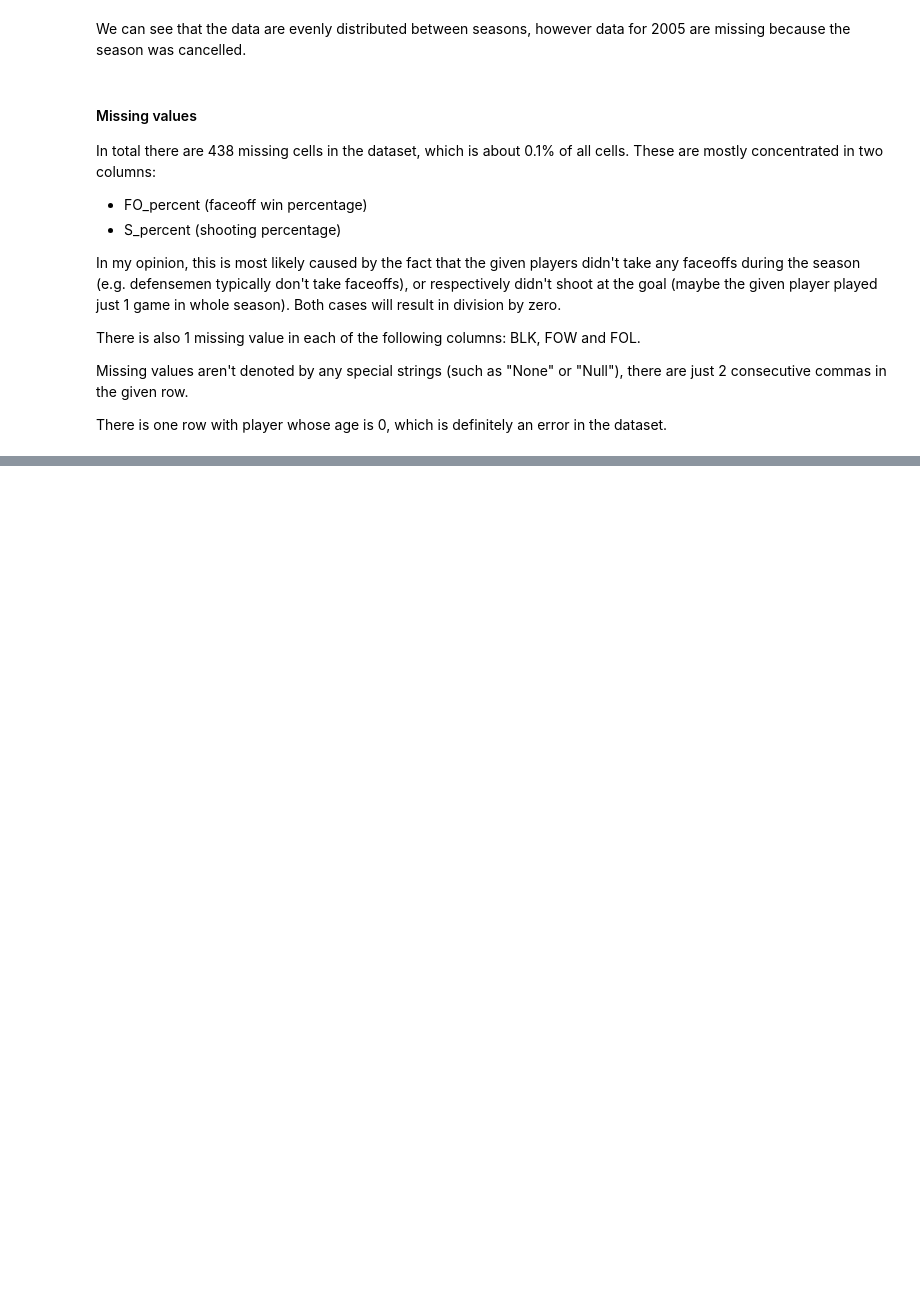
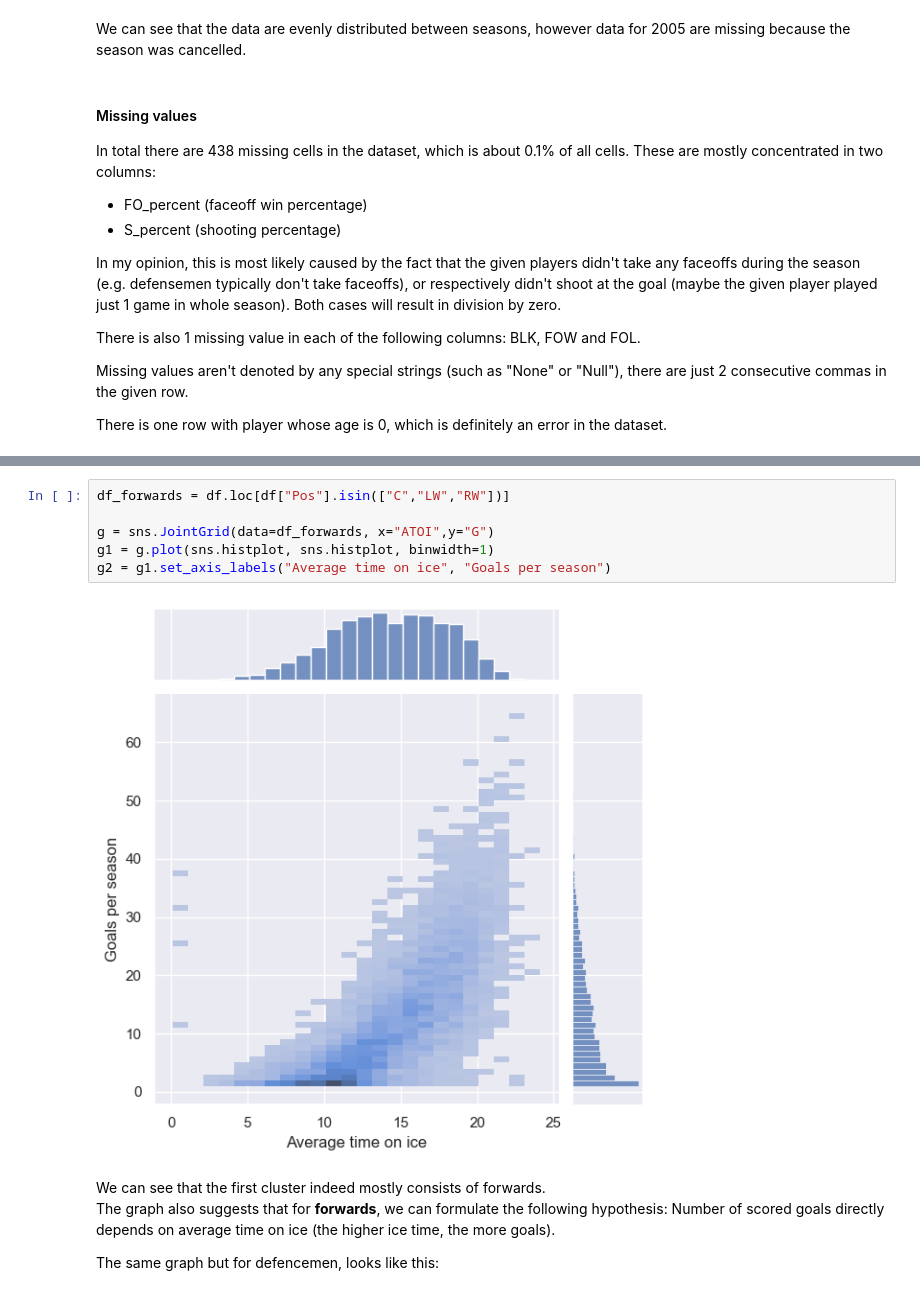
Before and after one commit to VL-CZ/NDBI048-data-science, a Jupyter notebook: homework/NHL-data-report.ipynb, the cells around one changed output, grey strips where cells are left out. Drawn from its saved outputs; the diff is of its cells as text; blank space fills up the shorter version.

```diff
--- a/homework/NHL-data-report.ipynb
+++ b/homework/NHL-data-report.ipynb
@@ -174,0 +189,13 @@ g2 = g1.set_axis_labels("Average time on ice", "Goals per season")
+# %%
+df_forwards = df.loc[df["Pos"].isin(["C","LW","RW"])]
+
+g = sns.JointGrid(data=df_forwards, x="ATOI",y="G")
+g1 = g.plot(sns.histplot, sns.histplot, binwidth=1)
+g2 = g1.set_axis_labels("Average time on ice", "Goals per season")
+# %% [output]
+[figure, added]
+# %% [markdown]
+We can see that the first cluster indeed mostly consists of forwards.
+The graph also suggests that for **forwards**, we can formulate the following hypothesis: Number of scored goals directly depends on average time on ice (the higher ice time, the more goals).
+
+The same graph but for defencemen, looks like this:
```
Also changed, not shown: parts of 19 cells of this notebook, 1 other file.
